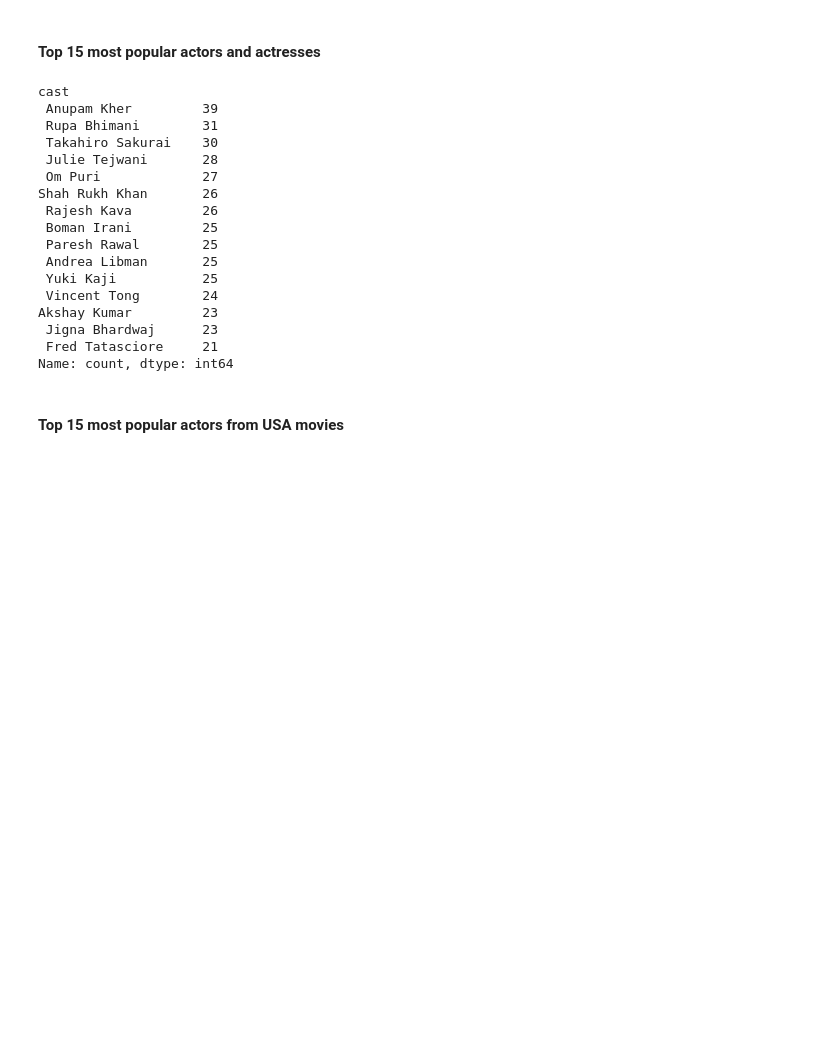
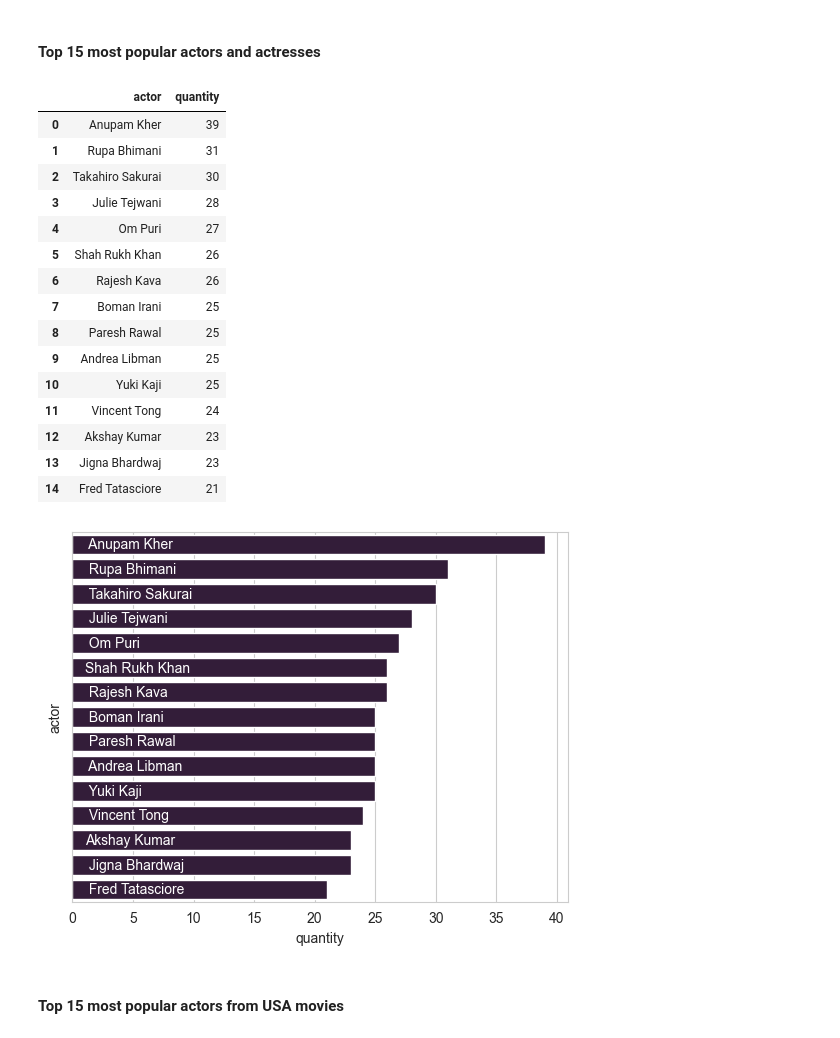
Before and after one commit to dubajstan/Netflix-Titles-Analysis, a Jupyter notebook: src/main.ipynb, the cells around one changed output. Saved outputs shown, nothing was run; the diff lists cells and outputs as text; code cells hidden in the pictures; blank space fills up the shorter version.

```diff
--- a/src/main.ipynb
+++ b/src/main.ipynb
@@ -66,27 +58,37 @@ directors.nlargest(10, 'quantity')
 # %%
 actors = df.cast.str.split(',')
 actors = actors.explode('cast')
 top15_actors = actors.value_counts()
 top15_actors = top15_actors.head(15)
+top15_actors = top15_actors.reset_index()
+top15_actors.columns = ['actor', 'quantity']
+ax2 = sns.barplot(data=top15_actors, x='quantity', y='actor')
+
+ax2.set_yticklabels([])
+ax2.tick_params(axis='y', length=0)
+
+for i, value in enumerate(top15_actors['actor']):
+    ax2.text(1, i, f'{value}', va='center', ha='left', color='white')
+
 top15_actors
 # %% [output]
-cast
- Anupam Kher         39
- Rupa Bhimani        31
- Takahiro Sakurai    30
- Julie Tejwani       28
- Om Puri             27
-Shah Rukh Khan       26
- Rajesh Kava         26
- Boman Irani         25
- Paresh Rawal        25
- Andrea Libman       25
- Yuki Kaji           25
- Vincent Tong        24
-Akshay Kumar         23
- Jigna Bhardwaj      23
- Fred Tatasciore     21
-Name: count, dtype: int64
+|  | actor | quantity |
+| 0 | Anupam Kher | 39 |
+| 1 | Rupa Bhimani | 31 |
+| 2 | Takahiro Sakurai | 30 |
+| 3 | Julie Tejwani | 28 |
+| 4 | Om Puri | 27 |
+| 5 | Shah Rukh Khan | 26 |
+| 6 | Rajesh Kava | 26 |
+| 7 | Boman Irani | 25 |
+| 8 | Paresh Rawal | 25 |
+| 9 | Andrea Libman | 25 |
+| 10 | Yuki Kaji | 25 |
+| 11 | Vincent Tong | 24 |
+| 12 | Akshay Kumar | 23 |
+| 13 | Jigna Bhardwaj | 23 |
+| 14 | Fred Tatasciore | 21 |
+[figure, added]
 # %% [markdown]
 #### Top 15 most popular actors from USA movies
 # %%
```
Also changed, not shown: parts of 1 cell of this notebook, 1 other file.
